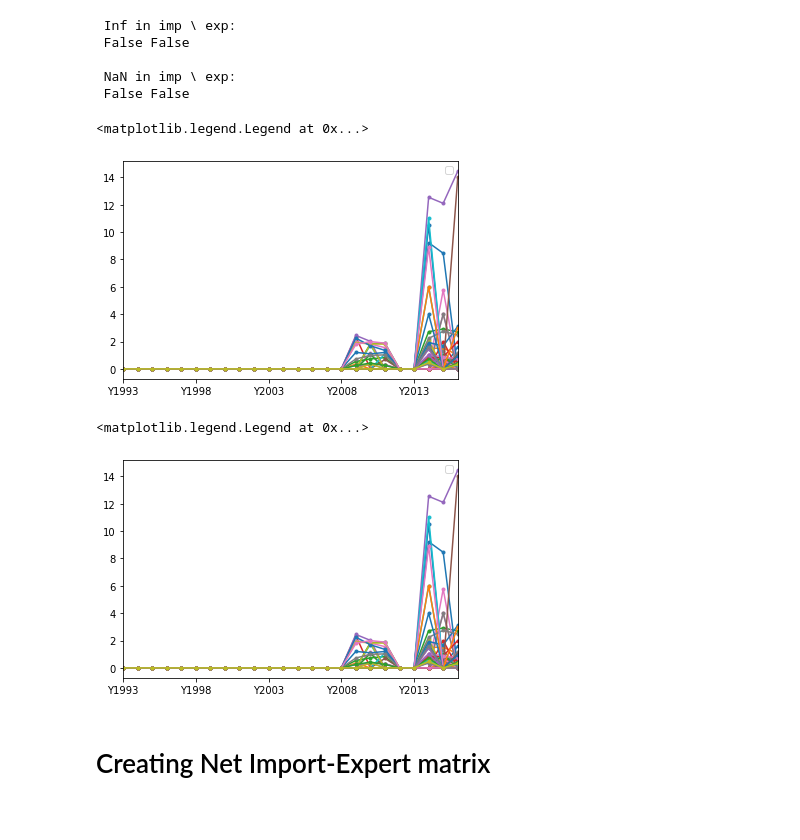
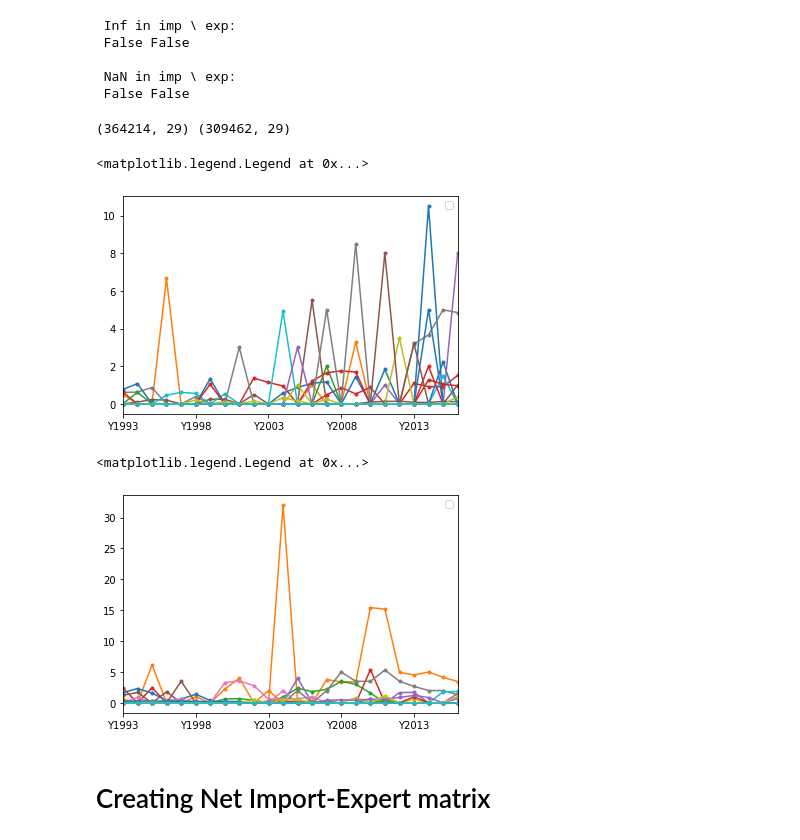
Before and after one commit to n-poulsen/GranADA, a Jupyter notebook: code/Dataset_Cleanup.ipynb, the cells around one changed output. Saved outputs shown, nothing was run; the diff lists cells and outputs as text; code cells hidden in the pictures.

```diff
--- a/code/Dataset_Cleanup.ipynb
+++ b/code/Dataset_Cleanup.ipynb
@@ -668,17 +668,21 @@ print("\n\n Inf in imp \ exp:\n",\
 
  NaN in imp \ exp:
  False False
+# %%
+print(df_imp.shape,df_exp.shape)
+# %% [output]
+(364214, 29) (309462, 29)
 # %%
-df_imp.loc[:,"Y1993":"Y2016"].transpose().iloc[:,range(1,100)].plot(style='.-')
+df_imp.loc[:,"Y1993":"Y2016"].transpose().iloc[:,range(1,300000,10000)].plot(style='.-')
 plt.legend([])
 # %% [output]
 <matplotlib.legend.Legend at 0x...>
-[figure, old version]
+[figure, new version]
 # %%
-df_exp.loc[:,"Y1993":"Y2016"].transpose().iloc[:,range(1,100)].plot(style='.-')
+df_exp.loc[:,"Y1993":"Y2016"].transpose().iloc[:,range(1,300000,10000)].plot(style='.-')
 plt.legend([])
 # %% [output]
 <matplotlib.legend.Legend at 0x...>
-[figure, old version]
+[figure, new version]
 # %% [markdown]
 # Creating Net Import-Expert matrix
```
Also changed, not shown: parts of 12 cells of this notebook.
